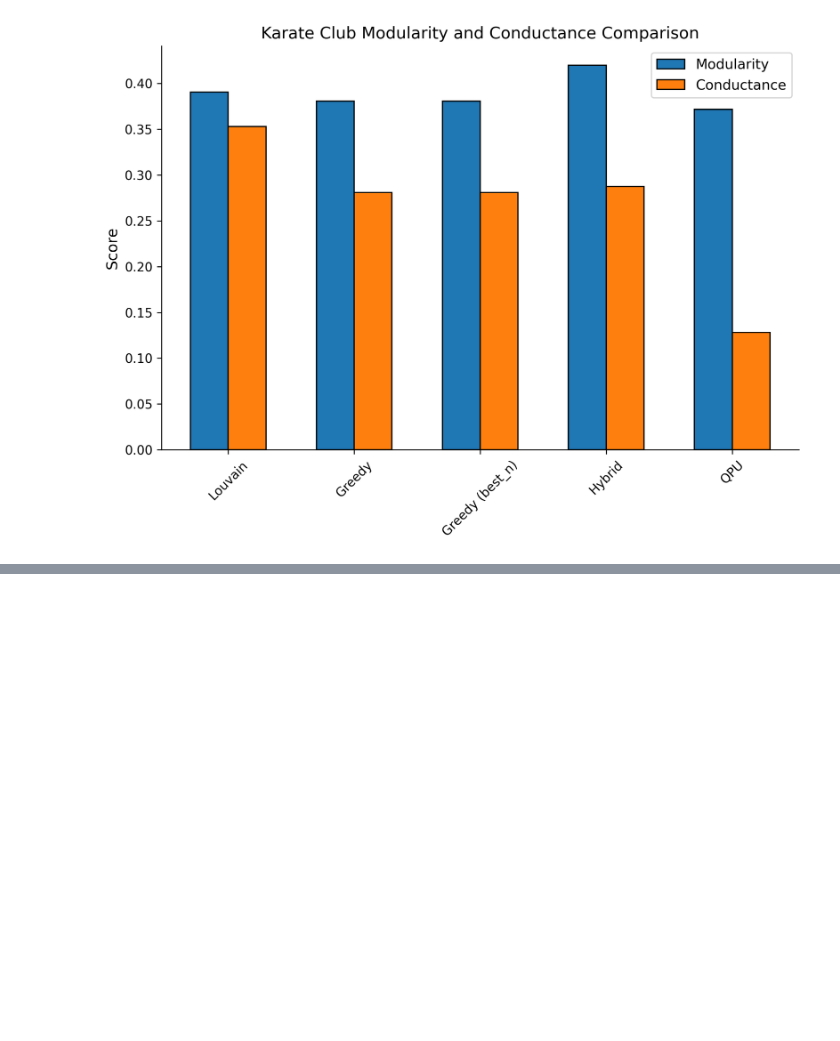
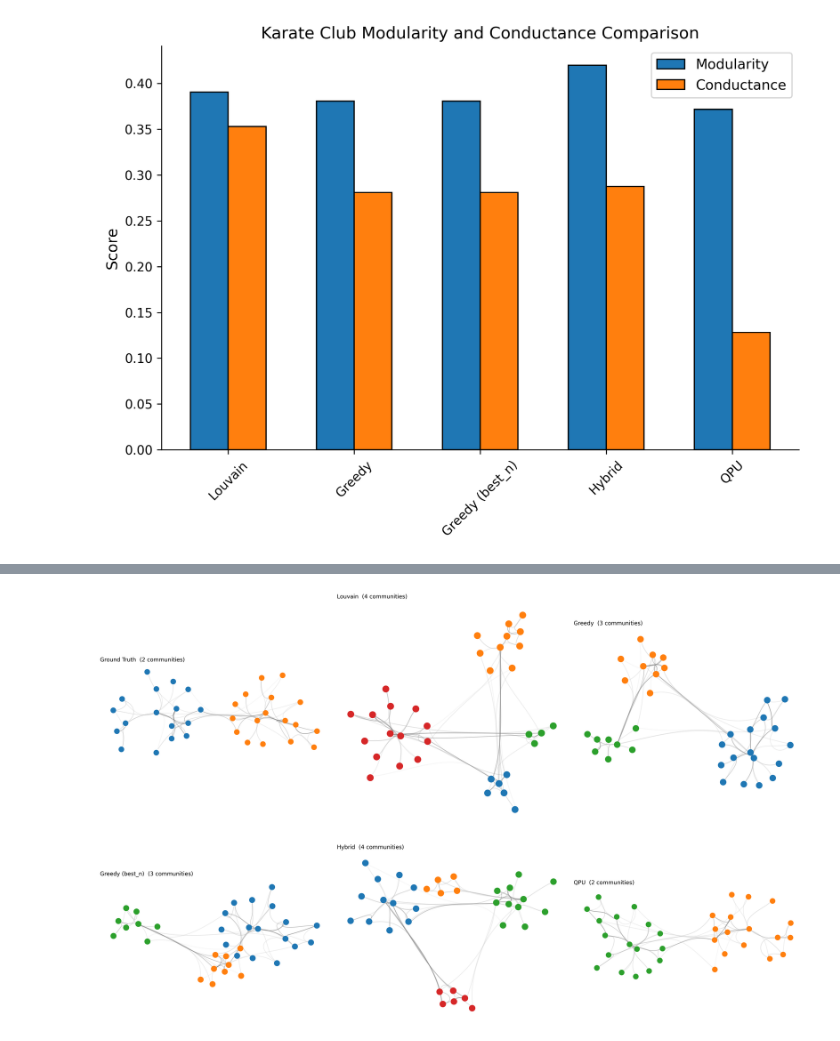
Before and after one commit to c-carolinel/jc, a Jupyter notebook: 5c_karate_comparison_figures.ipynb, the cells around one changed output, grey strips where cells are left out. Cells and saved outputs as stored; diff of their text form; code cells hidden in the pictures; blank space fills up the shorter version.

Commit message:
network graphs for karate

```diff
--- a/5c_karate_comparison_figures.ipynb
+++ b/5c_karate_comparison_figures.ipynb
@@ -153,0 +156,85 @@ plt.savefig(OUT / 'fig1_modularity_conductance_comparison.png', bbox_inches='tig
+# %%
+OUT_3 = Path('karate_figures/fig3/')
+OUT_3.mkdir(exist_ok=True)
+
+node_list = list(G_undirected.nodes())
+
+G_karate = nx.karate_club_graph()
+ground_truth_labels = {str(n): G_karate.nodes[n]['club'] for n in G_karate.nodes()}
+ground_truth_partition = np.array([
+    0 if ground_truth_labels[node] == 'Mr. Hi' else 1
+    for node in node_list
+])
+
+all_partitions = {'Ground Truth': ground_truth_partition, **partitions}
+
+colors_palette = plt.get_cmap('tab10').colors
+
+for label, p in all_partitions.items():
+    node_to_community = {node: int(p[i]) for i, node in enumerate(node_list)}
+    community_to_color = {i: colors_palette[i % 10] for i in range(p.max() + 1)}
+    node_color = {node: community_to_color[comm]
+                  for node, comm in node_to_community.items()}
+
+    fig, ax = plt.subplots(figsize=(8, 8))
+
+    Graph(
+        G_undirected,
+        ax=ax,
+        node_color=node_color,
+        node_edge_width=0,
+        node_size=2,
+        node_label_fontdict=dict(size=8, color='black', fontweight='bold'),
+        edge_width=0.5,
+        edge_alpha=0.5,
+        node_layout='community',
+        node_layout_kwargs=dict(node_to_community=node_to_community),
+        edge_layout='bundled',
+        edge_layout_kwargs=dict(k=2000),
+    )
+    ax.set_title(f'Karate Club — {label}')
+
+    handles = [
+        mpatches.Patch(color=colors_palette[i % 10], label=f'Community {i}')
+        for i in np.unique(p)
+    ]
+    name_temp = label.lower().replace(' ', '_').replace('(', '').replace(')', '')
+    plt.savefig(OUT_3 / f'fig3b_bundled_{name_temp}.png',
+                bbox_inches='tight', dpi=300, facecolor='white')
+    plt.close()
+    print(f'Saved bundled: {label}')
+
+ncols = 3
+nrows = (len(all_partitions) + ncols - 1) // ncols
+fig, axes = plt.subplots(nrows, ncols, figsize=(6 * ncols, 6 * nrows))
+axes = axes.flatten()
+
+for ax, (label, p) in zip(axes, all_partitions.items()):
+    node_to_community = {node: int(p[i]) for i, node in enumerate(node_list)}
+    community_to_color = {i: colors_palette[i % 10] for i in range(p.max() + 1)}
+    node_color = {node: community_to_color[comm]
+                  for node, comm in node_to_community.items()}
+
+    Graph(
+        G_undirected,
+        ax=ax,
+        node_color=node_color,
+        node_edge_width=0,
+        node_size=2,
+        node_label_fontdict=dict(size=8, color='black', fontweight='bold'),
+        edge_width=0.4,
+        edge_alpha=0.4,
+        node_layout='community',
+        node_layout_kwargs=dict(node_to_community=node_to_community),
+        edge_layout='bundled',
+        edge_layout_kwargs=dict(k=2000),
+    )
+    ax.set_title(f'{label}  ({len(np.unique(p))} communities)', fontsize=10, loc='left')
+
+for ax in axes[len(all_partitions):]:
+    ax.set_visible(False)
+
+plt.tight_layout()
+plt.savefig(OUT_3 / 'fig3c_all_methods_panel.png',
+            bbox_inches='tight', dpi=300, facecolor='white')
+# %% [output]
@@ -153,0 +247 @@ plt.savefig(OUT / 'fig1_modularity_conductance_comparison.png', bbox_inches='tig
+[figure, added]
```
Also changed, not shown: parts of 2 cells of this notebook, 9 other files.
